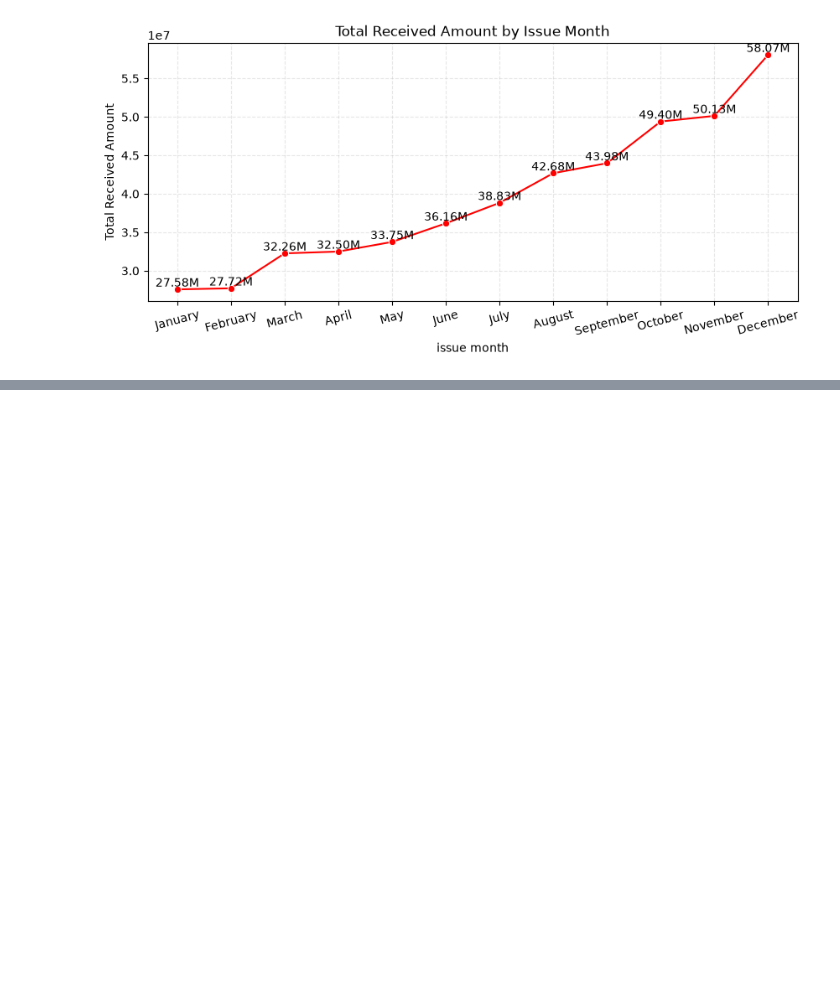
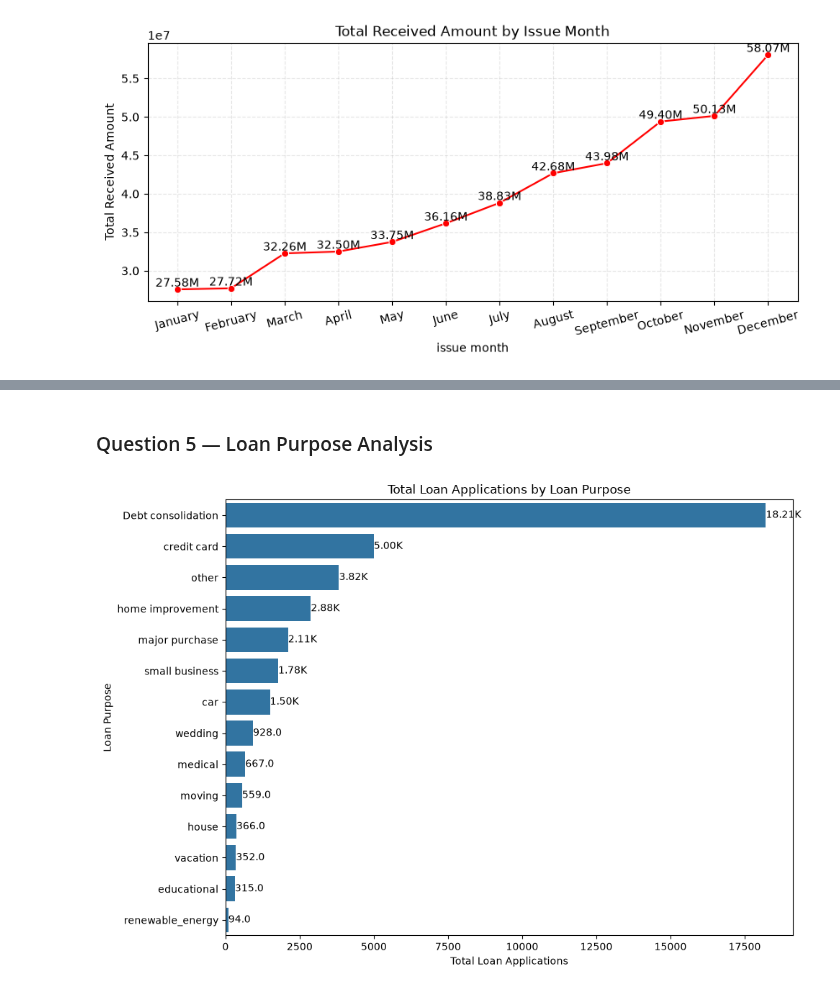
Before and after one commit to riteshchaudhary375/Adv-Data-Analysis-Projects---Sept-2026, a Jupyter notebook: 2. Python Analysis/3. Financial Loan Analysis.ipynb, the cells around one changed output, grey strips where cells are left out. Cells and saved outputs as stored; diff of their text form; code cells hidden in the pictures; blank space fills up the shorter version.

```diff
--- a/2. Python Analysis/3. Financial Loan Analysis.ipynb
+++ b/2. Python Analysis/3. Financial Loan Analysis.ipynb
@@ -499,0 +622,35 @@ plt.show()
+# %% [markdown]
+### Question 5 — Loan Purpose Analysis
+# %%
+# Loan Purpose Analysis Visualization
+
+loan_purpose = loan_purpose.sort_values(
+    by=total_loan_application,
+    ascending=False
+)
+
+plt.figure(figsize=(10, 7))
+
+ax = sns.barplot(
+    data=loan_purpose,
+    x=total_loan_application,
+    y='Loan Purpose'
+)
+
+plt.title('Total Loan Applications by Loan Purpose')
+plt.xlabel('Total Loan Applications')
+plt.ylabel('Loan Purpose')
+
+for container in ax.containers:
+    ax.bar_label(
+        container,
+        labels=[
+            format_number(val)
+            for val in loan_purpose[total_loan_application]
+        ]
+    )
+
+plt.tight_layout()
+plt.show()
+# %% [output]
+[figure, added]
```
Also changed, not shown: parts of 8 cells of this notebook.
